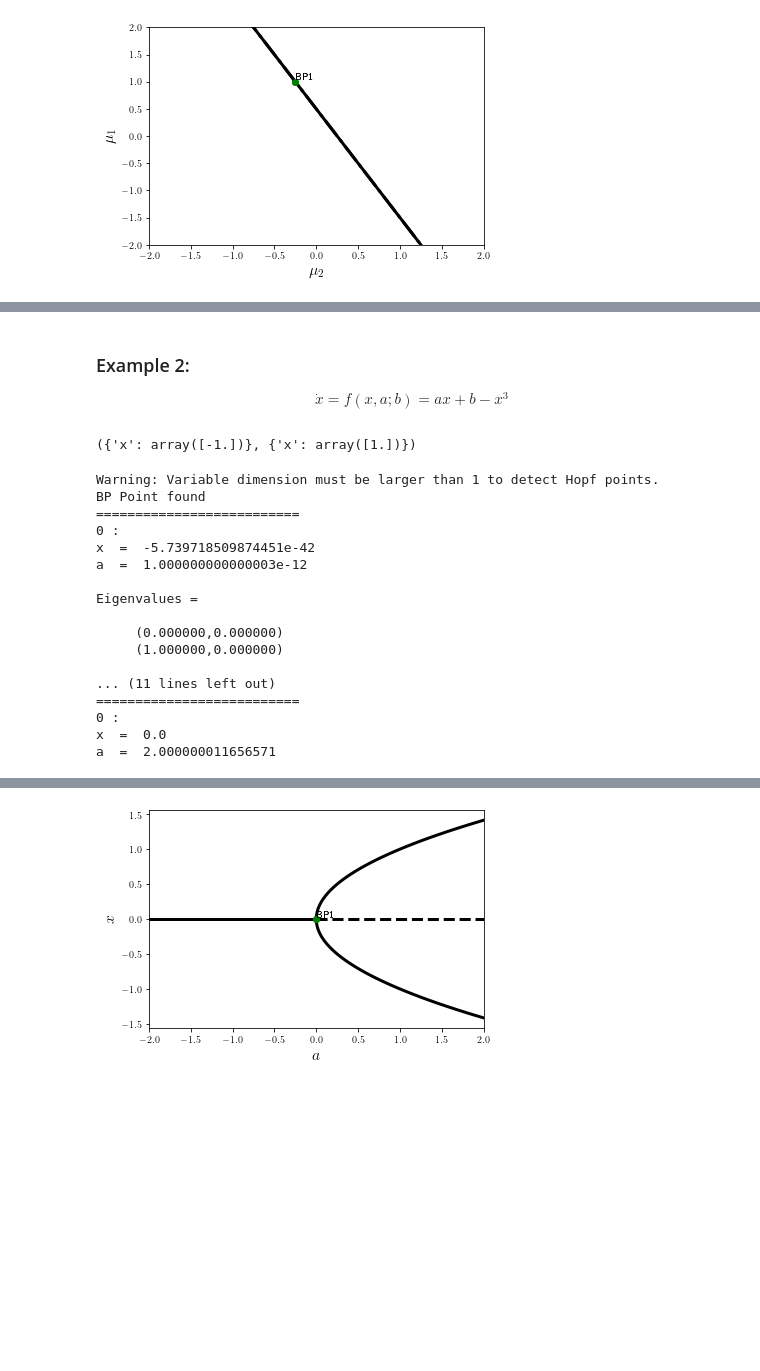
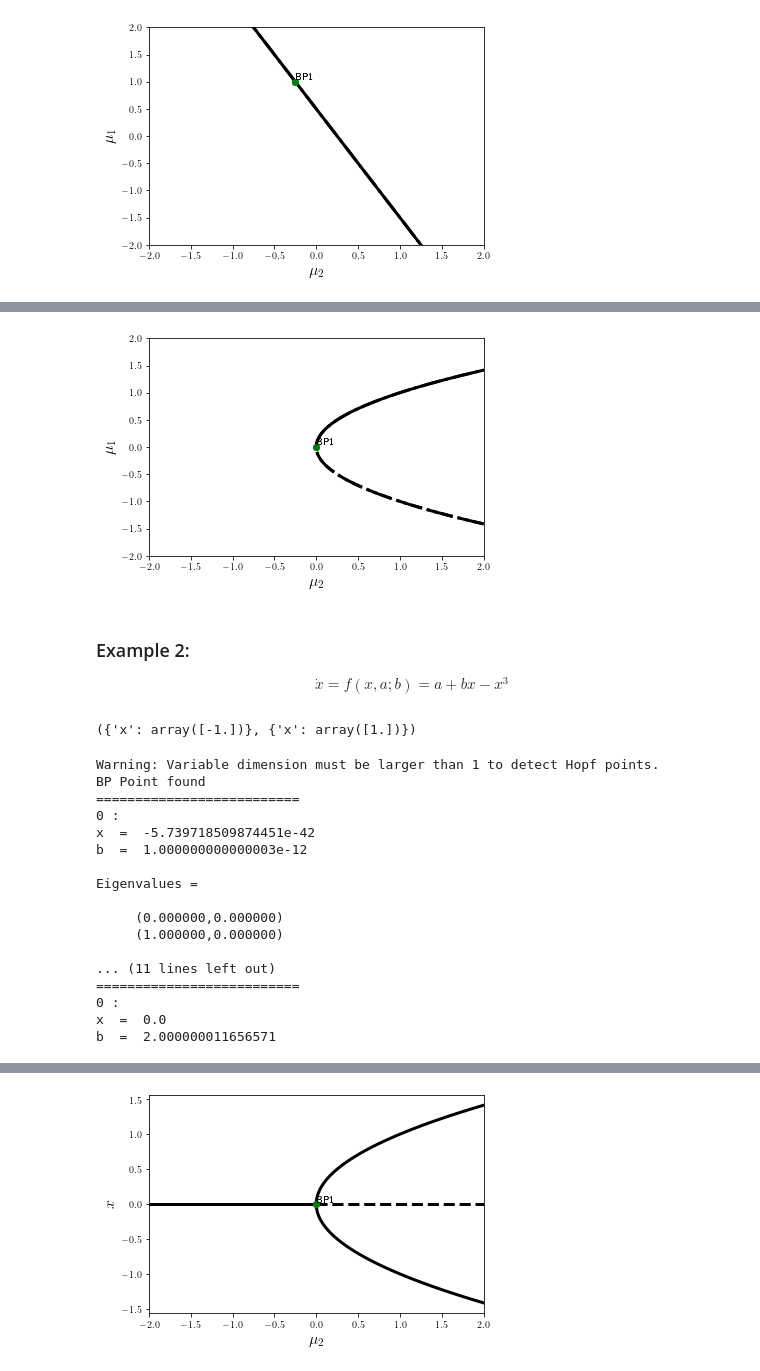
Before and after one commit to ccontrer/20-05SNBifurcationCarryover, a Jupyter notebook: notebooks/Carryover follow-up notebook.ipynb, the cells around one changed output, grey strips where cells are left out. Drawn from its saved outputs; the diff is of its cells as text; code cells hidden in the pictures; blank space fills up the shorter version.

```diff
--- a/notebooks/Carryover follow-up notebook.ipynb
+++ b/notebooks/Carryover follow-up notebook.ipynb
@@ -453,4 +566,18 @@ plt.show()
+# %%
+PC2['EQ1'].display(('b', 'a'), stability=True, linewidth=3)
+PC2['EQ2'].display(('b', 'a'), stability=True, linewidth=3)
+# PC.plot.toggleLabels('off')
+PC2.plot.fig1.toggleAll('off', bytype=['P','B'])
+PC2.plot.fig1.axes1.axes.set_xlim((-2, 2))
+PC2.plot.fig1.axes1.axes.set_xlabel('$\mu_2$', fontsize=16)
+PC2.plot.fig1.axes1.axes.set_ylim((-2, 2))
+PC2.plot.fig1.axes1.axes.set_ylabel('$\mu_1$', fontsize=16)
+PC2.plot.fig1.axes1.axes.set_title('')
+plt.savefig(dir + 'v2Ex1Case2Bif3.pdf', bbox_inches='tight')
+plt.show()
+# %% [output]
+[figure, added]
 # %% [markdown]
 ### Example 2:
-$$\dot x = f(x,a;b)=ax+b-x^3$$
+$$\dot x = f(x,a;b)=a+b x-x^3$$
 # %%
@@ -476,7 +603,7 @@ name1 = 'EQ1'
 PCargs = args(name=name1)
 PCargs.initpoint = {'x': 0}
 PCargs.type = 'EP-C'
-PCargs.freepars = ['a']
+PCargs.freepars = ['b']
 PCargs.StepSize = 1e-4
 PCargs.MaxNumPoints = 800
 PCargs.MaxStepSize = 5e-2
@@ -496,7 +623,7 @@ BP Point found
 ==========================
 0 :
 x  =  -5.739718509874451e-42
-a  =  1.000000000000003e-12
+b  =  1.000000000000003e-12
 
 Eigenvalues =
 
@@ -507,7 +634,7 @@ Eigenvalues =
 ==========================
 0 :
 x  =  0.0
-a  =  2.000000011656571
+b  =  2.000000011656571
 # %%
 name2 = 'EQ2'
 PCargs = args(name=name2)
```
Also changed, not shown: parts of 22 cells of this notebook, 10 other files.
